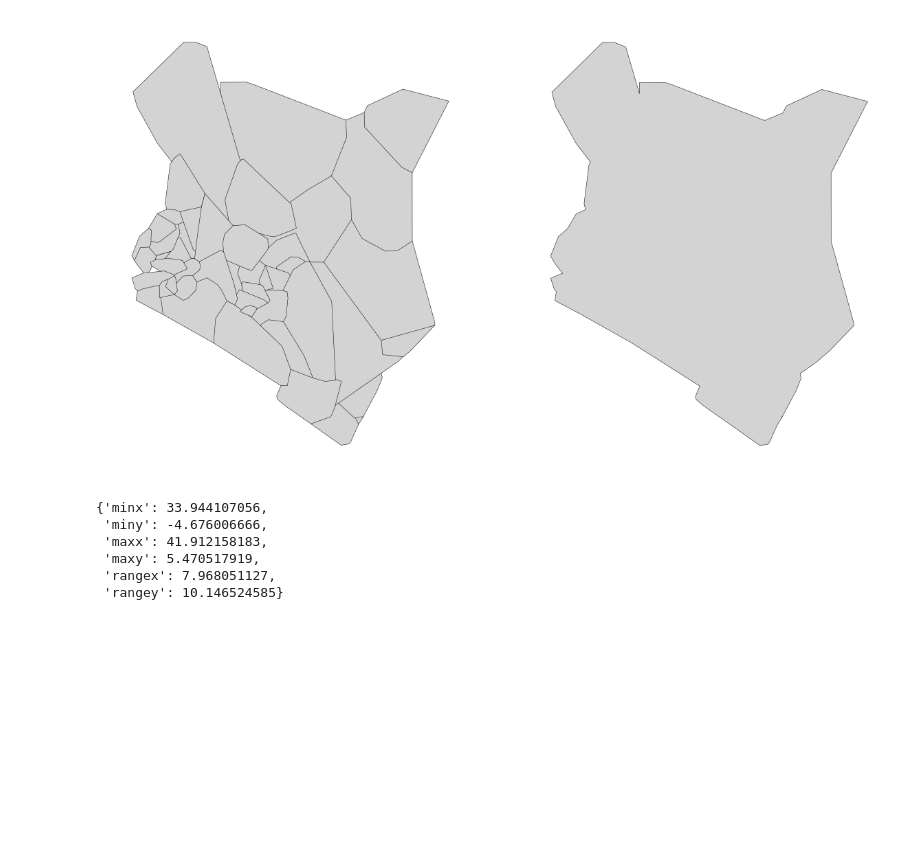
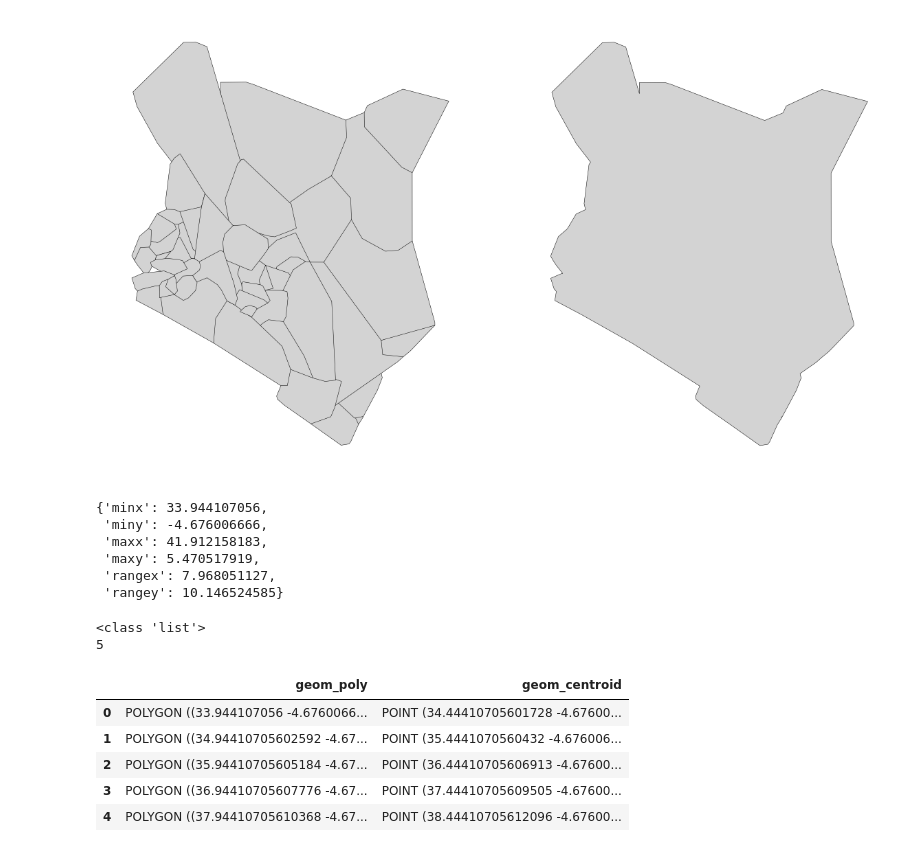
Before and after one commit to deitelberg/Python-projects, a Jupyter notebook: gridmap_refactor.ipynb, the cells around one changed output. Saved outputs shown, nothing was run; the diff lists cells and outputs as text; code cells hidden in the pictures; blank space fills up the shorter version.

```diff
--- a/gridmap_refactor.ipynb
+++ b/gridmap_refactor.ipynb
@@ -114,45 +126,76 @@ def displace_point(x, y, length, angle):
     in meters
 
     point = (x,y)
     '''
     #The number pi
     PI = 3.1415926535
 
     #Convert the random angle from degrees to radians
     angle_radian = (angle) * (PI/180)
 
     #Generate the offset by applying trig formulas (law of cosines)
     #using the distance as the hypotenuse solving for the other sides
     xOffset = math.sin(angle_radian) * length
     yOffset = math.cos(angle_radian) * length
 
     #Add the offset to the orginal coordinate
     new_x = x + xOffset
     new_y = y + yOffset
 
     return (new_x, new_y)
 
-def build_hexagon(x, y, length, flat='up'):
+def build_hexagon(x, y, length, bearing):
     pts = [(x,y)]
-
-    # flat='up' means flat sides are up and down
-    # flat='side' means flat sides are on the sides
-    if flat=='up':
-        bearing = 30
-    elif flat=='side':
-        bearing = 0
-    else:
-        raise Exception('Acceptable parameters for flat: \'up\' and \'side\'')
 
     for pt in range(0,5):
         x, y = displace_point(x, y, length, bearing)
         bearing += 60
         pts.append((x,y))
     return pts
 
+def tesselate_hexagons(x, y, length, flat='up'):
+    hexes = []
 
-hexagon = build_hexagon(bbox['minx'], bbox['miny'], 1, flat='side')
-hex_gdf = gpd.GeoDataFrame(pd.DataFrame({'geometry': [Polygon(hexagon)]}), geometry='geometry', crs=admin.crs)
+    # flat='up' means flat sides are up and down
+    # flat='side' means flat sides are on the sides
+    if flat=='up':
+        bearing = 30
+        next_start_pt = 3
+    elif flat=='side':
+        bearing = 0
+        next_start_pt = 4
+    else:
+        raise Exception('Acceptable parameters for flat: \'up\' and \'side\'')
+
+    for x in range(0,5):
+        try:
+            start_x = hexagon[next_start_pt][0]
+            start_y = hexagon[next_start_pt][1]
+            hexagon = build_hexagon(start_x, start_y, length, bearing)
+        except:
+            hexagon = build_hexagon(bbox['minx'], bbox['miny'], length, bearing)
+
+        hex_gdf = gpd.GeoDataFrame(pd.DataFrame({'geom_poly': [Polygon(hexagon)]}), geometry='geom_poly')
+        hex_gdf = add_centroid_geom(hex_gdf)
+        hexes += [hex_gdf]
+    print(type(hexes))
+    hexes_gdf = gpd.GeoDataFrame(pd.concat(hexes, ignore_index=True, sort=False), crs=hexes[0].crs, geometry='geom_poly')
+    print(len(hexes_gdf))
+    return hexes_gdf
+
+
+hexagons = tesselate_hexagons(bbox['minx'], bbox['miny'], length=.5, flat='up')
+#pt = gpd.GeoDataFrame(pd.DataFrame({'geometry': [Point(hexagons[start_pt])]}), geometry='geometry', crs=admin.crs)
+hexagons
+# %% [output]
+<class 'list'>
+5
+|  | geom_poly | geom_centroid |
+| 0 | POLYGON ((33.944107056 -4.6760066... | POINT (34.44410705601728 -4.67600... |
+| 1 | POLYGON ((34.94410705602592 -4.67... | POINT (35.4441070560432 -4.676006... |
+| 2 | POLYGON ((35.94410705605184 -4.67... | POINT (36.44410705606913 -4.67600... |
+| 3 | POLYGON ((36.94410705607776 -4.67... | POINT (37.44410705609505 -4.67600... |
+| 4 | POLYGON ((37.94410705610368 -4.67... | POINT (38.44410705612096 -4.67600... |
 # %%
 fig, ax1 = plt.subplots(nrows=1, ncols=1, figsize=(10, 10))
 
```
Also changed, not shown: parts of 4 cells of this notebook, 1 other file.
